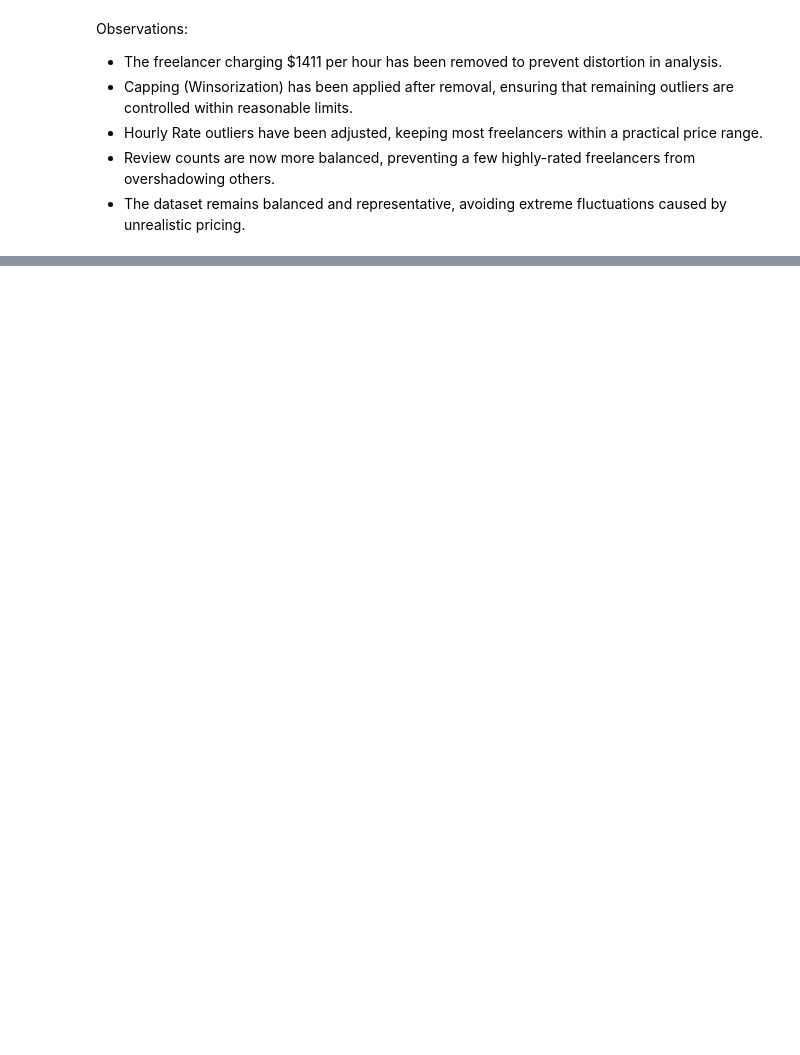
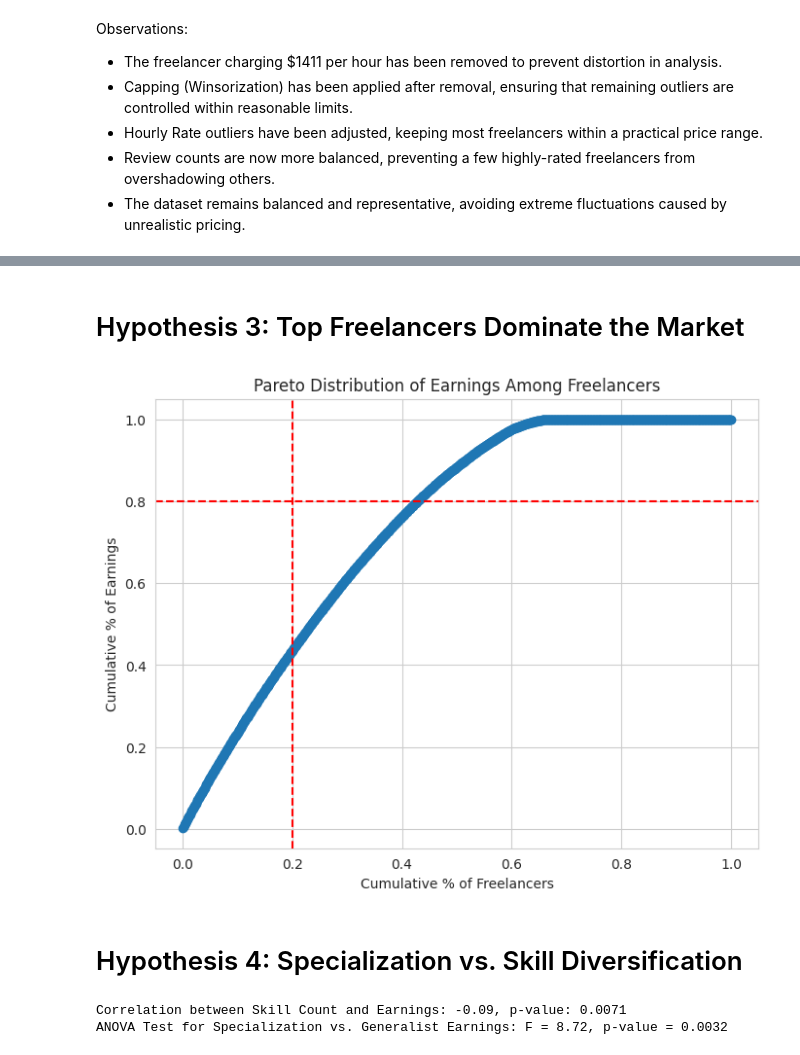
Before and after one commit to iRoseM/Freelancing-Trends--IT362, a Jupyter notebook: IT362_groub_6.ipynb, the cells around one changed output, grey strips where cells are left out. Drawn from its saved outputs; the diff is of its cells as text; code cells hidden in the pictures; blank space fills up the shorter version.

```diff
--- a/IT362_groub_6.ipynb
+++ b/IT362_groub_6.ipynb
@@ -1285,0 +1430,20 @@ Observations:
+# %%
+from sklearn.preprocessing import LabelEncoder
+from scipy.stats import pearsonr
+import statsmodels.api as sm
+
+# Encode the 'Location' column into numerical values
+label_encoder = LabelEncoder()
+df['Location_encoded'] = label_encoder.fit_transform(df['Location'])
+
+# Correlation Analysis
+corr_gdp, p_gdp = pearsonr(df['Location_encoded'], df['Hourly Rate'])
+print(f"Correlation between Location and Hourly Rate: {corr_gdp:.2f}, p-value: {p_gdp:.4f}")
+
+# Multiple Regression
+X = df[['Rating', 'Reviews']]
+X = sm.add_constant(X)
+y = df['Total Earnings']
+
+model = sm.OLS(y, X).fit()
+print(model.summary())
@@ -1285,0 +1522,39 @@ Observations:
+# %% [markdown]
+# Hypothesis 3: Top Freelancers Dominate the Market
+# %%
+
+# Sort freelancers by earnings
+df_sorted = df.sort_values(by='Total Earnings', ascending=False)
+df_sorted['Cumulative Earnings'] = df_sorted['Total Earnings'].cumsum() / df_sorted['Total Earnings'].sum()
+df_sorted['Cumulative Freelancers'] = np.arange(1, len(df_sorted)+1) / len(df_sorted)
+
+# Pareto Plot
+plt.figure(figsize=(8, 6))
+plt.plot(df_sorted['Cumulative Freelancers'], df_sorted['Cumulative Earnings'], marker='o')
+plt.axhline(y=0.8, color='r', linestyle='--')
+plt.axvline(x=0.2, color='r', linestyle='--')
+plt.xlabel("Cumulative % of Freelancers")
+plt.ylabel("Cumulative % of Earnings")
+plt.title("Pareto Distribution of Earnings Among Freelancers")
+plt.show()
+# %% [output]
+[figure, added]
+# %% [markdown]
+# Hypothesis 4: Specialization vs. Skill Diversification
+# %%
+# Count number of skills per freelancer
+df['Skill Count'] = df['Skills'].apply(lambda x: len(str(x).split(',')))
+
+# Correlation Analysis
+corr_skills, p_skills = pearsonr(df['Skill Count'], df['Total Earnings'])
+print(f"Correlation between Skill Count and Earnings: {corr_skills:.2f}, p-value: {p_skills:.4f}")
+
+# ANOVA Test for Specialization vs. Generalization
+df['Skill Category'] = df['Skill Count'].apply(lambda x: 'Specialist' if x == 1 else 'Generalist')
+f_stat, p_value = f_oneway(df[df['Skill Category'] == 'Specialist']['Total Earnings'],
+                           df[df['Skill Category'] == 'Generalist']['Total Earnings'])
+
+print(f"ANOVA Test for Specialization vs. Generalist Earnings: F = {f_stat:.2f}, p-value = {p_value:.4f}")
+# %% [output]
+Correlation between Skill Count and Earnings: -0.09, p-value: 0.0071
+ANOVA Test for Specialization vs. Generalist Earnings: F = 8.72, p-value = 0.0032
```
Also changed, not shown: parts of 22 cells of this notebook.
